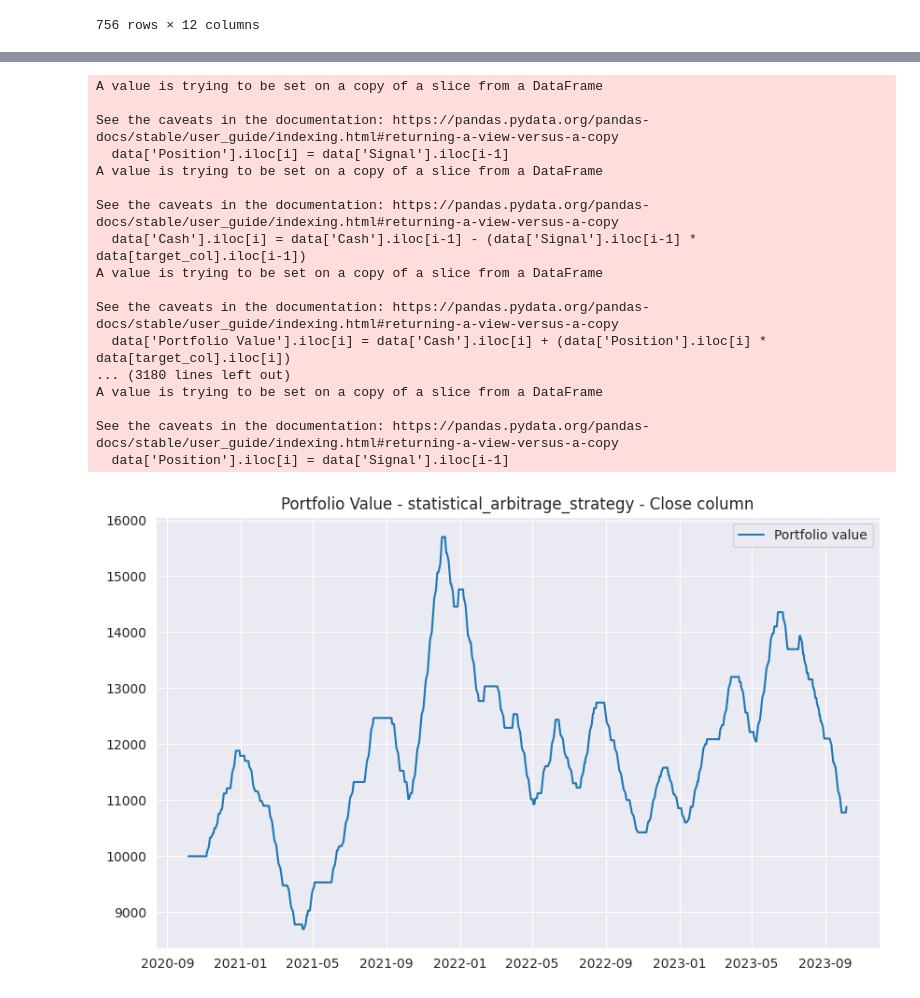
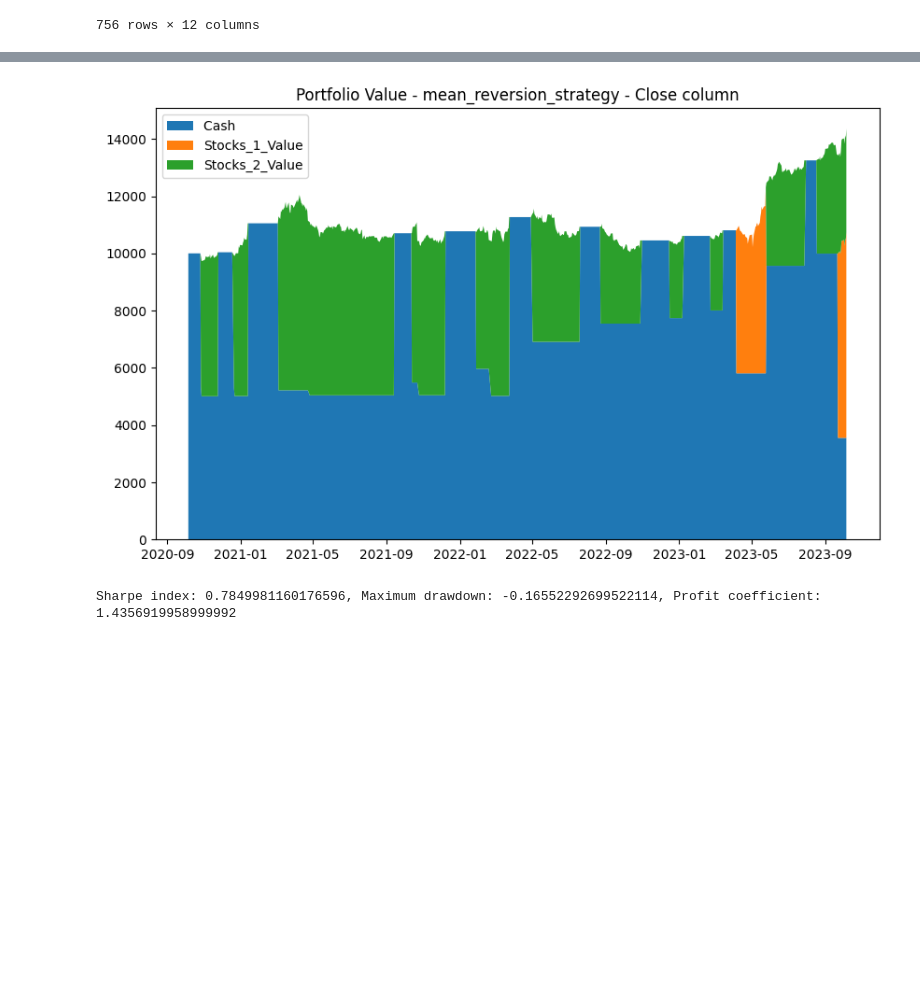
Before and after one commit to volodymyrkir/exploratory_data_analysis, a Jupyter notebook: tasks/task_4.ipynb, the cells around one changed output, grey strips where cells are left out. Drawn from its saved outputs; the diff is of its cells as text; code cells hidden in the pictures; blank space fills up the shorter version.

```diff
--- a/tasks/task_4.ipynb
+++ b/tasks/task_4.ipynb
@@ -64,3 +72,5 @@ df_merged
 | 2023-10-05 | 103.410004 | 103.739998 | 100.269997 | 102.910004 | 102.910004 | 51789700 | 35.970001 | 36.099998 | 35.599998 | ... |
 | 2023-10-06 | 102.160004 | 107.870003 | 102.029999 | 107.239998 | 107.239998 | 64807500 | 35.869999 | 36.459999 | 35.180000 | ... |
 756 rows × 12 columns
+# %%
+TRADE_BATCH = 100
@@ -121,0 +164,21 @@ def backtest(data, target_col: str):
+# %%
+def sharpe_coefficient(data, risk_free_rate = 1.0001):
+    risk_free = np.empty((len(data),))
+    risk_free[0] = 1
+    risk_free[1:] = risk_free_rate
+
+    data['Returns_RiskFree'] = np.cumprod(risk_free) # geometric progression with coef risk_free_rate
+    data['Excess'] = data['Returns'] - data['Returns_RiskFree']
+
+    mean = data['Excess'].mean()
+    std = data['Excess'].std()
+
+    return mean / std
+
+def maximum_drawdown(data):
+    data['Peak'] = data['Portfolio Value'].cummax()
+    data['Drawdown'] = (data['Portfolio Value'] - data['Peak']) / data['Peak']
+    return data['Drawdown'].min()
+
+def profit_coefficient(data):
+    return data['Returns'].iloc[-1]
@@ -122,33 +225,23 @@ def backtest(data, target_col: str):
 # %%
-def analyze_strategy(strategy: callable, merged_df: pd.DataFrame, target_col:str, pair_target_col:str):
+def analyze_strategy(strategy: callable, merged_df: pd.DataFrame, target_col: str, pair_target_col: str):
     df = strategy(merged_df, target_col, pair_target_col)
     initialize_portfolio(df)
-    backtest(df, target_col)
+
+    sharpe, max_drawdown, profit = backtest(df, target_col, pair_target_col)
     column = target_col.split('_')[0]
+
     plt.figure(figsize=(10, 6))
-    plt.plot(df['Portfolio Value'], label=f'Portfolio value')
+
+    labels = ["Cash ", "Stocks_1_Value", "Stocks_2_Value"]
+    plt.stackplot(df.index, df['Cash'], df['Stocks_1_Value'], df['Stocks_2_Value'], labels=labels)
+
     plt.title(f'Portfolio Value - {strategy.__name__} - {column} column')
-    plt.legend()
+    plt.legend(loc='upper left')
     plt.show()
+
+    print(f'Sharpe index: {sharpe}, Maximum drawdown: {max_drawdown}, Profit coefficient: {profit}')
 # %%
-for strategy_func in [statistical_arbitrage_strategy, trend_following_strategy, mean_reversion_strategy]:
-    analyze_strategy(strategy_func, df_merged, 'Close_AMD', 'Close_Intel')
+analyze_strategy(mean_reversion_strategy, df_merged.copy(), 'Close_AMD', 'Close_Intel')
 # %% [output]
+[figure, new version]
-A value is trying to be set on a copy of a slice from a DataFrame
-
-See the caveats in the documentation: https://pandas.pydata.org/pandas-docs/stable/user_guide/indexing.html#returning-a-view-versus-a-copy
-  data['Position'].iloc[i] = data['Signal'].iloc[i-1]
-A value is trying to be set on a copy of a slice from a DataFrame
-
-See the caveats in the documentation: https://pandas.pydata.org/pandas-docs/stable/user_guide/indexing.html#returning-a-view-versus-a-copy
-  data['Cash'].iloc[i] = data['Cash'].iloc[i-1] - (data['Signal'].iloc[i-1] * data[target_col].iloc[i-1])
-A value is trying to be set on a copy of a slice from a DataFrame
-
-See the caveats in the documentation: https://pandas.pydata.org/pandas-docs/stable/user_guide/indexing.html#returning-a-view-versus-a-copy
-  data['Portfolio Value'].iloc[i] = data['Cash'].iloc[i] + (data['Position'].iloc[i] * data[target_col].iloc[i])
-... (3180 lines left out)
-A value is trying to be set on a copy of a slice from a DataFrame
-
-See the caveats in the documentation: https://pandas.pydata.org/pandas-docs/stable/user_guide/indexing.html#returning-a-view-versus-a-copy
-  data['Position'].iloc[i] = data['Signal'].iloc[i-1]
+Sharpe index: 0.7849981160176596, Maximum drawdown: -0.16552292699522114, Profit coefficient: 1.4356919958999992
-[figure, old version]
```
Also changed, not shown: parts of 21 cells of this notebook.
